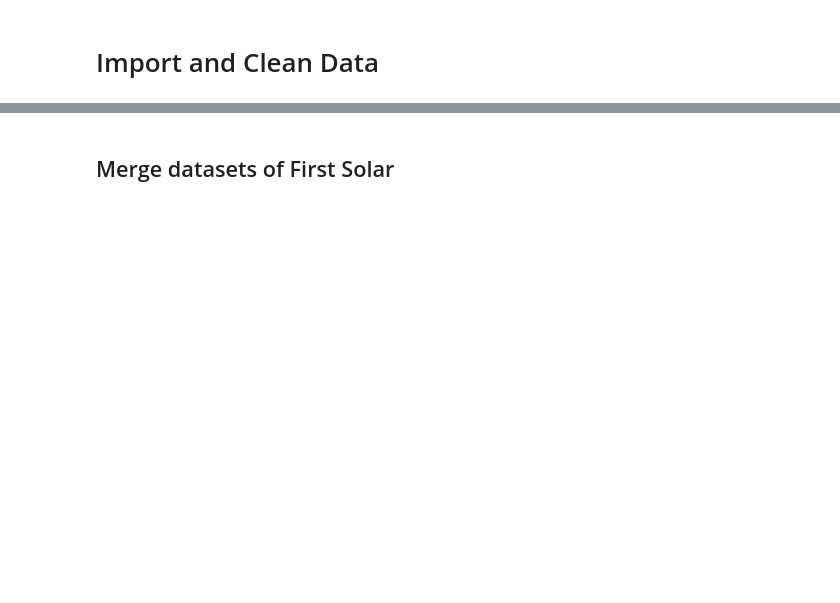
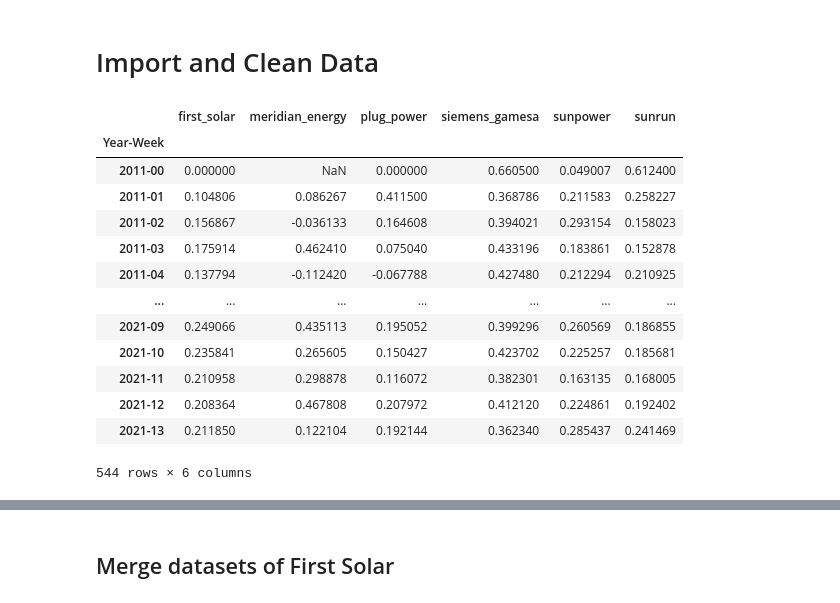
Before and after one commit to roldanjrgl/bds_green_investing, a Jupyter notebook: correlation_and_lag_analysis/sentiment_lag_analysis/lag_analysis_sentiment_stock_prices_all_companies.ipynb, the cells around one changed output, grey strips where cells are left out. Cells and saved outputs as stored; diff of their text form; code cells hidden in the pictures; blank space fills up the shorter version.

```diff
--- a/correlation_and_lag_analysis/sentiment_lag_analysis/lag_analysis_sentiment_stock_prices_all_companies.ipynb
+++ b/correlation_and_lag_analysis/sentiment_lag_analysis/lag_analysis_sentiment_stock_prices_all_companies.ipynb
@@ -16,3 +16,20 @@ weekly_close_price = pd.read_csv('./weekly_mean_closing_price_by_ticker_all.csv'
 weekly_compound_sentiment.set_index('Year-Week',inplace=True)
 # %%
 weekly_close_price.set_index('Year-Week', inplace=True)
+# %%
+weekly_compound_sentiment
+# %% [output]
+|  | first_solar | meridian_energy | plug_power | siemens_gamesa | sunpower | sunrun |
+| Year-Week |  |  |  |  |  |  |
+| 2011-00 | 0.000000 | NaN | 0.000000 | 0.660500 | 0.049007 | 0.612400 |
+| 2011-01 | 0.104806 | 0.086267 | 0.411500 | 0.368786 | 0.211583 | 0.258227 |
+| 2011-02 | 0.156867 | -0.036133 | 0.164608 | 0.394021 | 0.293154 | 0.158023 |
+| 2011-03 | 0.175914 | 0.462410 | 0.075040 | 0.433196 | 0.183861 | 0.152878 |
+| 2011-04 | 0.137794 | -0.112420 | -0.067788 | 0.427480 | 0.212294 | 0.210925 |
+| ... | ... | ... | ... | ... | ... | ... |
+| 2021-09 | 0.249066 | 0.435113 | 0.195052 | 0.399296 | 0.260569 | 0.186855 |
+| 2021-10 | 0.235841 | 0.265605 | 0.150427 | 0.423702 | 0.225257 | 0.185681 |
+| 2021-11 | 0.210958 | 0.298878 | 0.116072 | 0.382301 | 0.163135 | 0.168005 |
+| 2021-12 | 0.208364 | 0.467808 | 0.207972 | 0.412120 | 0.224861 | 0.192402 |
+| 2021-13 | 0.211850 | 0.122104 | 0.192144 | 0.362340 | 0.285437 | 0.241469 |
+544 rows × 6 columns
```
Also changed, not shown: parts of 8 cells of this notebook.
